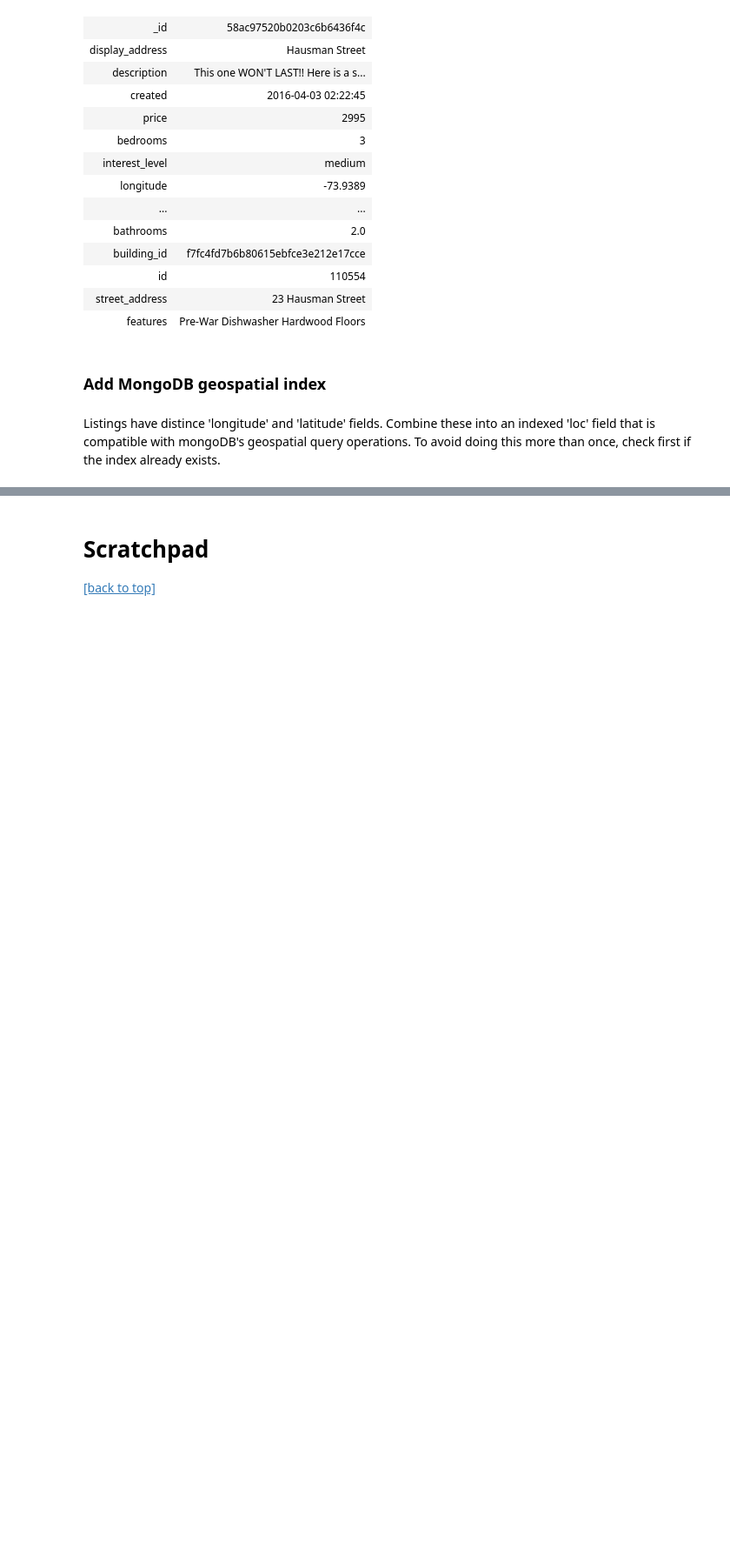
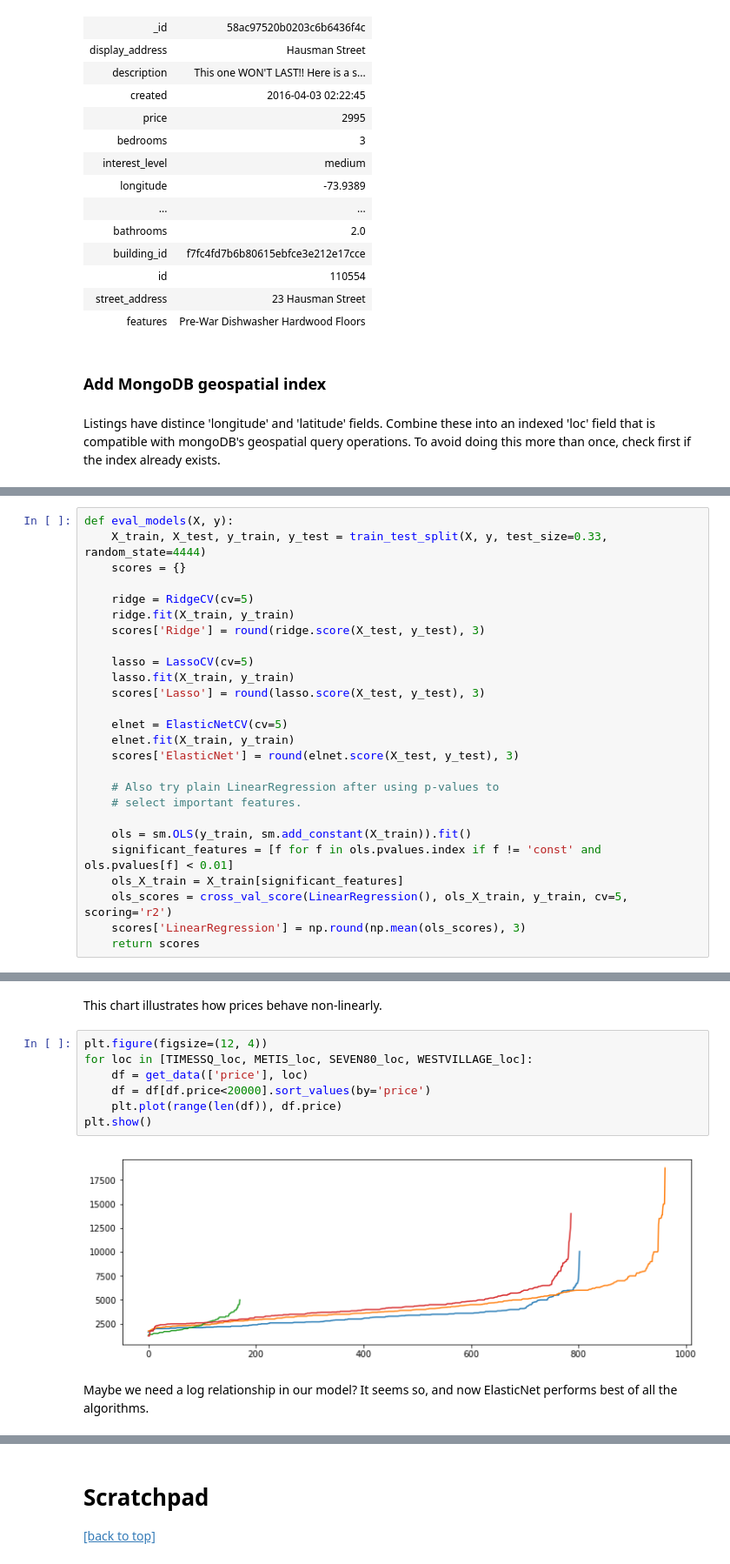
Before and after one commit to dextersealy/rent-report, a Jupyter notebook: modeling.ipynb, the cells around one changed output, grey strips where cells are left out. Shown at 87% size. Saved outputs shown, nothing was run; the diff lists cells and outputs as text; blank space fills up the shorter version.

```diff
--- a/modeling.ipynb
+++ b/modeling.ipynb
@@ -178,0 +376,26 @@ plt.show()
+# %%
+def eval_models(X, y):
+    X_train, X_test, y_train, y_test = train_test_split(X, y, test_size=0.33, random_state=4444)
+    scores = {}
+
+    ridge = RidgeCV(cv=5)
+    ridge.fit(X_train, y_train)
+    scores['Ridge'] = round(ridge.score(X_test, y_test), 3)
+
+    lasso = LassoCV(cv=5)
+    lasso.fit(X_train, y_train)
+    scores['Lasso'] = round(lasso.score(X_test, y_test), 3)
+
+    elnet = ElasticNetCV(cv=5)
+    elnet.fit(X_train, y_train)
+    scores['ElasticNet'] = round(elnet.score(X_test, y_test), 3)
+
+    # Also try plain LinearRegression after using p-values to
+    # select important features.
+
+    ols = sm.OLS(y_train, sm.add_constant(X_train)).fit()
+    significant_features = [f for f in ols.pvalues.index if f != 'const' and ols.pvalues[f] < 0.01]
+    ols_X_train = X_train[significant_features]
+    ols_scores = cross_val_score(LinearRegression(), ols_X_train, y_train, cv=5, scoring='r2')
+    scores['LinearRegression'] = np.round(np.mean(ols_scores), 3)
+    return scores
@@ -178,0 +420,13 @@ plt.show()
+# %% [markdown]
+This chart illustrates how prices behave non-linearly.
+# %%
+plt.figure(figsize=(12, 4))
+for loc in [TIMESSQ_loc, METIS_loc, SEVEN80_loc, WESTVILLAGE_loc]:
+    df = get_data(['price'], loc)
+    df = df[df.price<20000].sort_values(by='price')
+    plt.plot(range(len(df)), df.price)
+plt.show()
+# %% [output]
+[figure, added]
+# %% [markdown]
+ Maybe we need a log relationship in our model? It seems so, and now ElasticNet performs best of all the algorithms.
```
Also changed, not shown: parts of 67 cells of this notebook.
